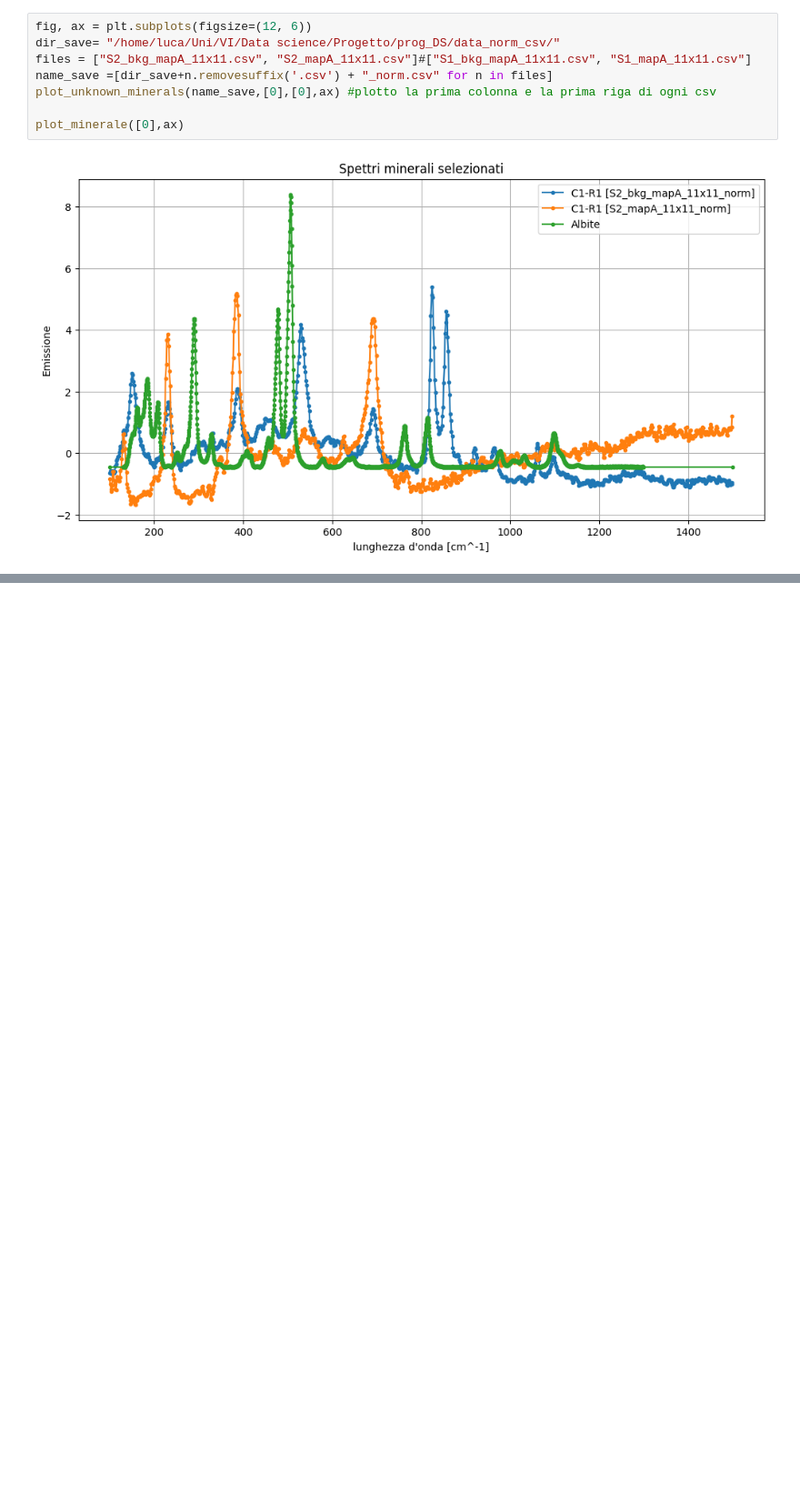
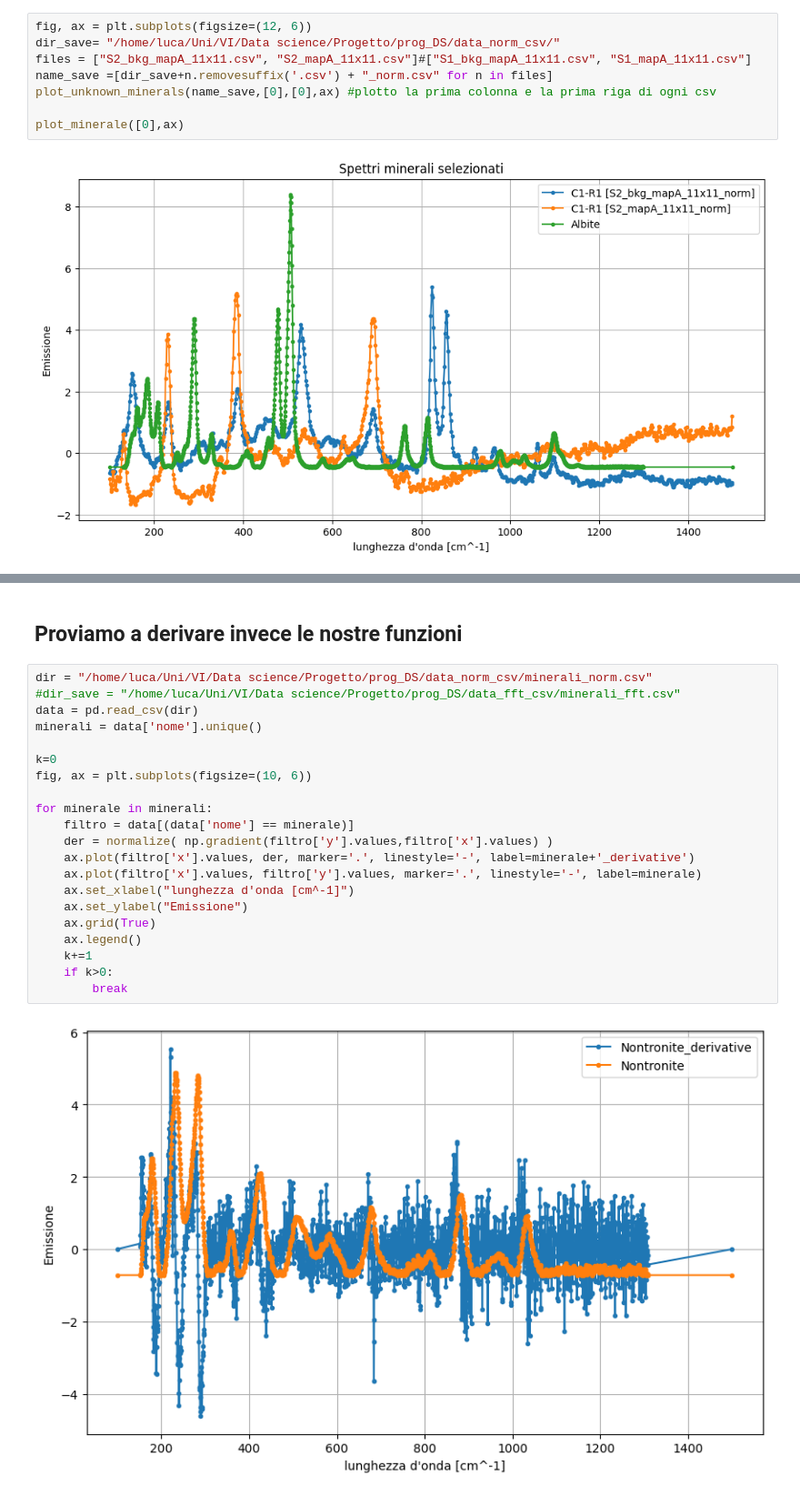
Before and after one commit to lucasulinux/progetto_data_science, a Jupyter notebook: data_analysis.ipynb, the cells around one changed output, grey strips where cells are left out. Shown: that part at 91% size. Saved outputs shown, nothing was run; the diff lists cells and outputs as text; blank space fills up the shorter version.

```diff
--- a/data_analysis.ipynb
+++ b/data_analysis.ipynb
@@ -99,0 +203,25 @@ plot_minerale([0],ax)
+# %% [markdown]
+## Proviamo a derivare invece le nostre funzioni
+# %%
+dir = "/home/luca/Uni/VI/Data science/Progetto/prog_DS/data_norm_csv/minerali_norm.csv"
+#dir_save = "/home/luca/Uni/VI/Data science/Progetto/prog_DS/data_fft_csv/minerali_fft.csv"
+data = pd.read_csv(dir)
+minerali = data['nome'].unique()
+
+k=0
+fig, ax = plt.subplots(figsize=(10, 6))
+
+for minerale in minerali:
+    filtro = data[(data['nome'] == minerale)]
+    der = normalize( np.gradient(filtro['y'].values,filtro['x'].values) )
+    ax.plot(filtro['x'].values, der, marker='.', linestyle='-', label=minerale+'_derivative')
+    ax.plot(filtro['x'].values, filtro['y'].values, marker='.', linestyle='-', label=minerale)
+    ax.set_xlabel("lunghezza d'onda [cm^-1]")
+    ax.set_ylabel("Emissione")
+    ax.grid(True)
+    ax.legend()
+    k+=1
+    if k>0:
+        break
+# %% [output]
+[figure, added]
```
Also changed, not shown: parts of 15 cells of this notebook, 2 other files.
